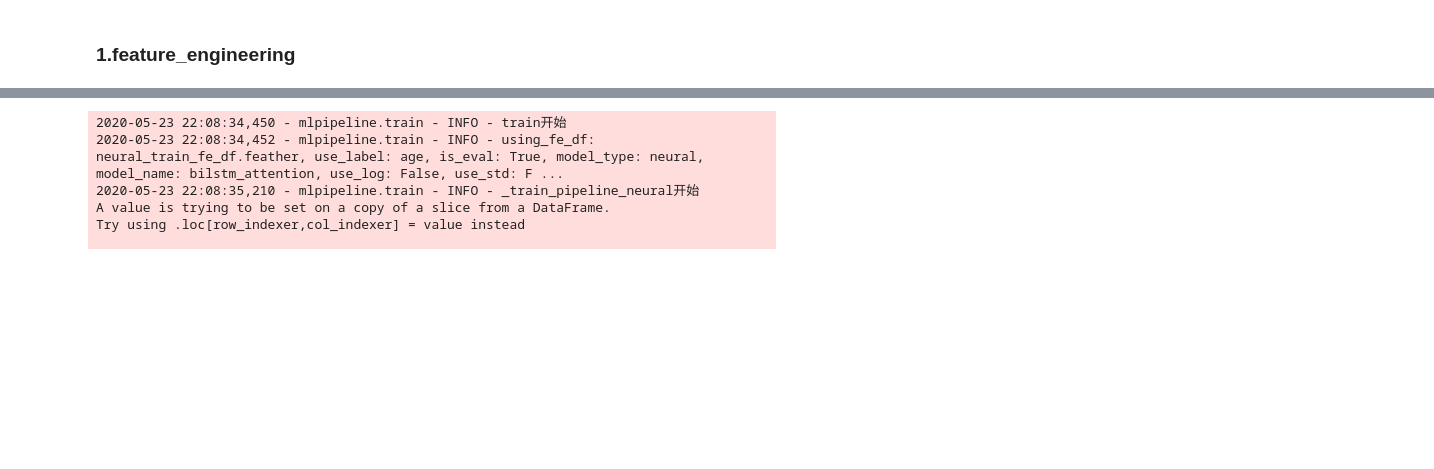
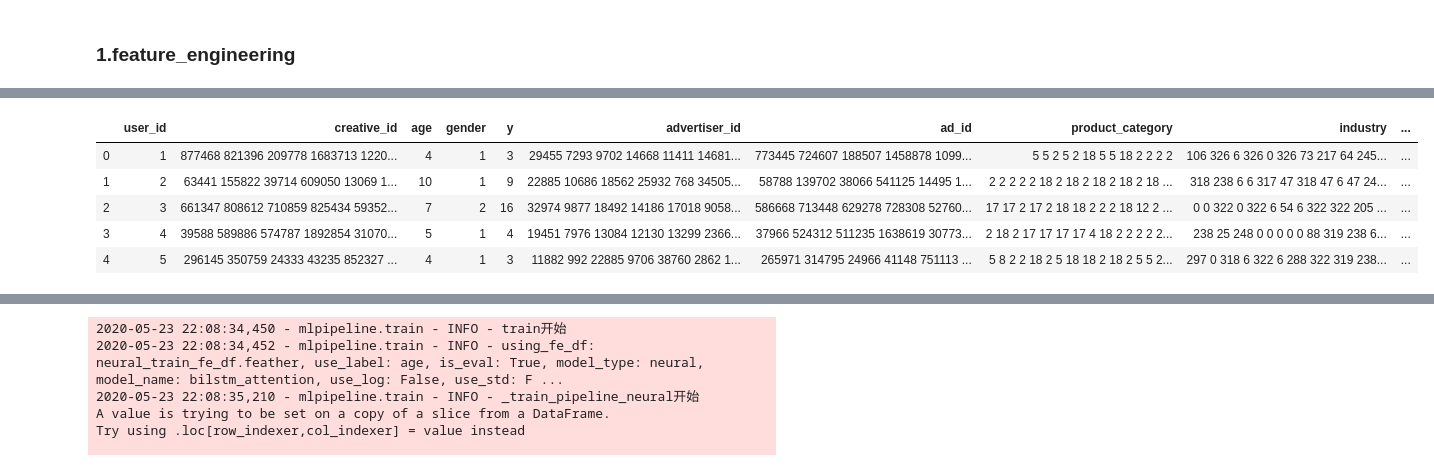
Before and after one commit to DevinWang23/tencent_2020_ad_competition, a Jupyter notebook: jupyter_notebook/mlpipeline-Copy1.ipynb, the cells around one changed output, grey strips where cells are left out. Drawn from its saved outputs; the diff is of its cells as text; code cells hidden in the pictures; blank space fills up the shorter version.

```diff
--- a/jupyter_notebook/mlpipeline-Copy1.ipynb
+++ b/jupyter_notebook/mlpipeline-Copy1.ipynb
@@ -151,12 +153,12 @@ See the caveats in the documentation: http://pandas.pydata.org/pandas-docs/stabl
 # %%
-# concat train features by user_id
-creative_id_train_fe_df = pd.read_feather(os.path.join(conf.DATA_DIR, 'creative_id_window_150_dim_128_sg_1_hs_0_iter_10_neural_train_fe_df.feather'))
-advertiser_id_train_fe_df = pd.read_feather(os.path.join(conf.DATA_DIR, 'advertiser_id_window_150_dim_128_sg_1_hs_0_iter_10_neural_train_fe_df.feather'))
-creative_advertiser_id_train_fe_df = creative_id_fe_df.merge(advertiser_id_fe_df[['user_id','advertiser_id']],how='left',on='user_id')
-creative_advertiser_id_train_fe_df.to_feather(os.path.join(conf.DATA_DIR, 'creative_advertiser_id_window_150_dim_128_sg_1_hs_0_iter_10_neural_train_fe_df.feather'))
+creative_advertiser_ad_id_product_cate_test_fe_df = pd.read_feather(os.path.join(conf.DATA_DIR, 'creative_advertiser_ad_id_product_cate_window_150_dim_128_sg_1_hs_0_iter_10_neural_test_fe_df.feather'))
+creative_advertiser_ad_id_product_cate_train_fe_df = pd.read_feather(os.path.join(conf.DATA_DIR, 'creative_advertiser_ad_id_product_cate_window_150_dim_128_sg_1_hs_0_iter_10_neural_train_fe_df.feather'))
 # %%
-# concat test features by user_id
-creative_id_test_fe_df = pd.read_feather(os.path.join(conf.DATA_DIR, 'creative_id_window_150_dim_128_sg_1_hs_0_iter_10_neural_test_fe_df.feather'))
-advertiser_id_test_fe_df = pd.read_feather(os.path.join(conf.DATA_DIR, 'advertiser_id_window_150_dim_128_sg_1_hs_0_iter_10_neural_test_fe_df.feather'))
-creative_advertiser_id_test_fe_df = creative_id_test_fe_df.merge(advertiser_id_test_fe_df[['user_id','advertiser_id']],how='left',on='user_id')
-creative_advertiser_id_test_fe_df.to_feather(os.path.join(conf.DATA_DIR, 'creative_advertiser_id_window_150_dim_128_sg_1_hs_0_iter_10_neural_test_fe_df.feather'))
+industry_train_fe_df = pd.read_feather(os.path.join(conf.DATA_DIR, 'industry_window_150_dim_128_sg_1_hs_0_iter_10_neural_train_fe_df.feather'))
+industry_test_fe_df = pd.read_feather(os.path.join(conf.DATA_DIR, 'industry_window_150_dim_128_sg_1_hs_0_iter_10_neural_test_fe_df.feather'))
+# %%
+product_id_train_fe_df = pd.read_feather(os.path.join(conf.DATA_DIR, 'product_id_window_150_dim_128_sg_1_hs_0_iter_10_neural_train_fe_df.feather'))
+product_id_test_fe_df = pd.read_feather(os.path.join(conf.DATA_DIR, 'product_id_window_150_dim_128_sg_1_hs_0_iter_10_neural_test_fe_df.feather'))
+# %%
+creative_advertiser_ad_id_product_cate_industry_train_fe_df = creative_advertiser_ad_id_product_cate_train_fe_df.merge(industry_train_fe_df[['user_id','industry']],how='left',on='user_id')
+creative_advertiser_ad_product_id_product_cate_industry_train_fe_df = creative_advertiser_ad_id_product_cate_industry_train_fe_df.merge(product_id_train_fe_df[['user_id','product_id']],how='left',on='user_id')
@@ -162,0 +168,9 @@ creative_advertiser_id_test_fe_df.to_feather(os.path.join(conf.DATA_DIR, 'creati
+# %%
+creative_advertiser_ad_product_id_product_cate_industry_train_fe_df.head()
+# %% [output]
+|  | user_id | creative_id | age | gender | y | advertiser_id | ad_id | product_category | industry | ... |
+| 0 | 1 | 877468 821396 209778 1683713 1220... | 4 | 1 | 3 | 29455 7293 9702 14668 11411 14681... | 773445 724607 188507 1458878 1099... | 5 5 2 5 2 18 5 5 18 2 2 2 2 | 106 326 6 326 0 326 73 217 64 245... | ... |
+| 1 | 2 | 63441 155822 39714 609050 13069 1... | 10 | 1 | 9 | 22885 10686 18562 25932 768 34505... | 58788 139702 38066 541125 14495 1... | 2 2 2 2 2 18 2 18 2 18 2 18 2 18 ... | 318 238 6 6 317 47 318 47 6 47 24... | ... |
+| 2 | 3 | 661347 808612 710859 825434 59352... | 7 | 2 | 16 | 32974 9877 18492 14186 17018 9058... | 586668 713448 629278 728308 52760... | 17 17 2 17 2 18 18 2 2 2 18 12 2 ... | 0 0 322 0 322 6 54 6 322 322 205 ... | ... |
+| 3 | 4 | 39588 589886 574787 1892854 31070... | 5 | 1 | 4 | 19451 7976 13084 12130 13299 2366... | 37966 524312 511235 1638619 30773... | 2 18 2 17 17 17 17 4 18 2 2 2 2 2... | 238 25 248 0 0 0 0 0 88 319 238 6... | ... |
+| 4 | 5 | 296145 350759 24333 43235 852327 ... | 4 | 1 | 3 | 11882 992 22885 9706 38760 2862 1... | 265971 314795 24966 41148 751113 ... | 5 8 2 2 18 2 5 18 18 2 18 2 5 5 2... | 297 0 318 6 322 6 288 322 319 238... | ... |
```
Also changed, not shown: parts of 11 cells of this notebook.
